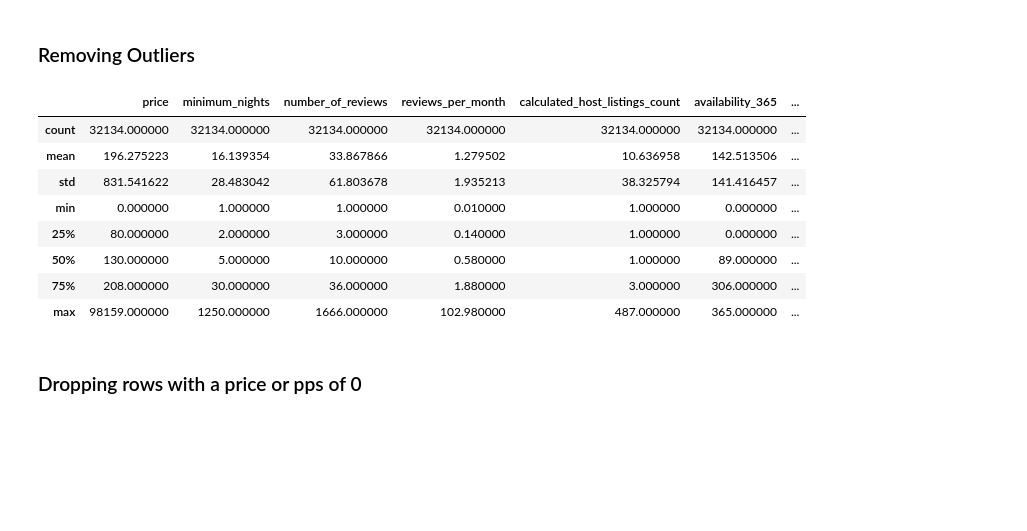
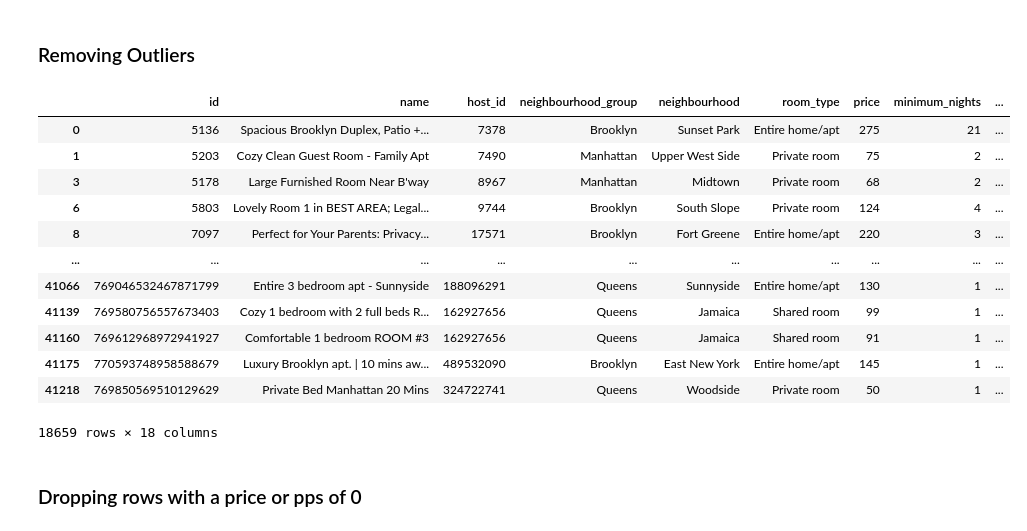
Before and after one commit to liu-roger/data_visualization_project, a Jupyter notebook: visualizations/log_price_histograms.ipynb, the cells around one changed output. Saved outputs shown, nothing was run; the diff lists cells and outputs as text; code cells hidden in the pictures; blank space fills up the shorter version.

```diff
--- a/visualizations/log_price_histograms.ipynb
+++ b/visualizations/log_price_histograms.ipynb
@@ -14,14 +16,11 @@ import seaborn as sns
 # %% [markdown]
 # Loading and Preparing Datasets
 # %%
-# Kept the original dataset
-listingsNYC = pd.read_csv('listings.csv', dtype=object)
-
 # Dropping all of the columns which we will not use
-listingsNYC= listingsNYC.drop(['last_review','license','latitude','longitude','host_name'], axis=1)
+# listingsNYC= listingsNYC.drop(['last_review','license','latitude','longitude','host_name'], axis=1)
 
 # Dropping all rows with any 'Nan' values in them
-listingsNYC.dropna(axis=0, how='any', inplace=True)
+# listingsNYC.dropna(axis=0, how='any', inplace=True)
 data_types_dict = {
     'price':'int64',
     'minimum_nights':'int64',
@@ -38,6 +37,6 @@ listingsNYC = listingsNYC.astype(data_types_dict)
 # creating a price per stay (ppn) column with the price and minimim nights columns and rounding to 2 decimal places.
 # This is a float dtype
 listingsNYC['pps'] = (listingsNYC['price'] * listingsNYC['minimum_nights']).round(2)
-listingsNYC['neighbourhood'].unique().shape[0]
-listingsNYC
+df = listingsNYC.copy(deep=True)
+listingsNYC.describe()
 # %% [output]
@@ -57,18 +68,26 @@ listingsNYC
 # %% [markdown]
 ### Removing Outliers
 # %%
-# check for outliers
-describe_df = listingsNYC.describe()
-describe_df
+df = listingsNYC[(listingsNYC['price']<2000) & (listingsNYC['price']>20) & (listingsNYC['minimum_nights'] < 30)]
+df.loc[:,'log_pps']= np.log(df['pps'])
+df.loc[:,'log_price']=np.log(listingsNYC['price'])
+df['is_budget'] = df['log_pps'].apply(lambda x: 1 if x < 6.69864257 else 0)
+df['is_luxury'] = df['log_pps'].apply(lambda x: 1 if x > 6.69864257 else 0)
+
+df
 # %% [output]
-|  | price | minimum_nights | number_of_reviews | reviews_per_month | calculated_host_listings_count | availability_365 | ... |
-| count | 32134.000000 | 32134.000000 | 32134.000000 | 32134.000000 | 32134.000000 | 32134.000000 | ... |
-| mean | 196.275223 | 16.139354 | 33.867866 | 1.279502 | 10.636958 | 142.513506 | ... |
-| std | 831.541622 | 28.483042 | 61.803678 | 1.935213 | 38.325794 | 141.416457 | ... |
-| min | 0.000000 | 1.000000 | 1.000000 | 0.010000 | 1.000000 | 0.000000 | ... |
-| 25% | 80.000000 | 2.000000 | 3.000000 | 0.140000 | 1.000000 | 0.000000 | ... |
-| 50% | 130.000000 | 5.000000 | 10.000000 | 0.580000 | 1.000000 | 89.000000 | ... |
-| 75% | 208.000000 | 30.000000 | 36.000000 | 1.880000 | 3.000000 | 306.000000 | ... |
-| max | 98159.000000 | 1250.000000 | 1666.000000 | 102.980000 | 487.000000 | 365.000000 | ... |
+|  | id | name | host_id | neighbourhood_group | neighbourhood | room_type | price | minimum_nights | ... |
+| 0 | 5136 | Spacious Brooklyn Duplex, Patio +... | 7378 | Brooklyn | Sunset Park | Entire home/apt | 275 | 21 | ... |
+| 1 | 5203 | Cozy Clean Guest Room - Family Apt | 7490 | Manhattan | Upper West Side | Private room | 75 | 2 | ... |
+| 3 | 5178 | Large Furnished Room Near B'way | 8967 | Manhattan | Midtown | Private room | 68 | 2 | ... |
+| 6 | 5803 | Lovely Room 1 in BEST AREA; Legal... | 9744 | Brooklyn | South Slope | Private room | 124 | 4 | ... |
+| 8 | 7097 | Perfect for Your Parents: Privacy... | 17571 | Brooklyn | Fort Greene | Entire home/apt | 220 | 3 | ... |
+| ... | ... | ... | ... | ... | ... | ... | ... | ... | ... |
+| 41066 | 769046532467871799 | Entire 3 bedroom apt - Sunnyside | 188096291 | Queens | Sunnyside | Entire home/apt | 130 | 1 | ... |
+| 41139 | 769580756557673403 | Cozy 1 bedroom with 2 full beds R... | 162927656 | Queens | Jamaica | Shared room | 99 | 1 | ... |
+| 41160 | 769612968972941927 | Comfortable 1 bedroom ROOM #3 | 162927656 | Queens | Jamaica | Shared room | 91 | 1 | ... |
+| 41175 | 770593748958588679 | Luxury Brooklyn apt. | 10 mins aw... | 489532090 | Brooklyn | East New York | Entire home/apt | 145 | 1 | ... |
+| 41218 | 769850569510129629 | Private Bed Manhattan 20 Mins | 324722741 | Queens | Woodside | Private room | 50 | 1 | ... |
+18659 rows × 18 columns
 # %% [markdown]
 ### Dropping rows with a price or pps of 0
```
Also changed, not shown: parts of 20 cells of this notebook, 3 other files.
